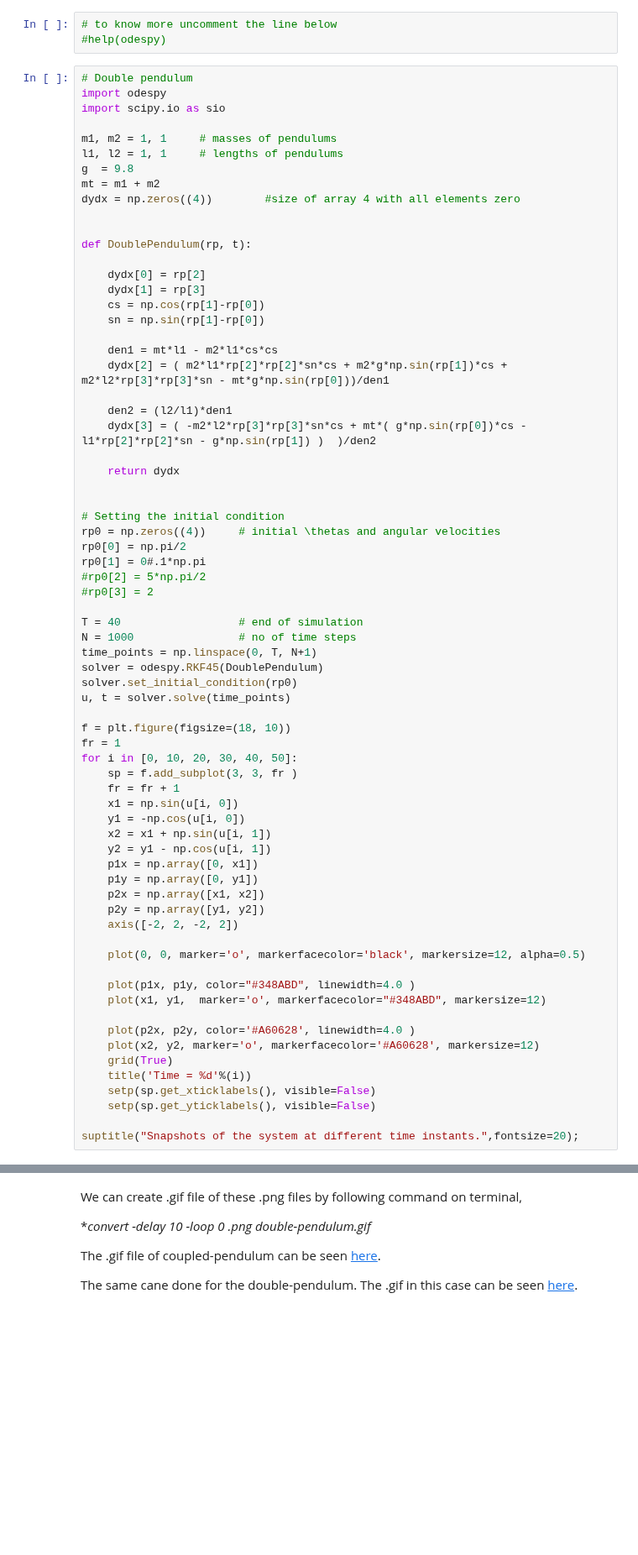
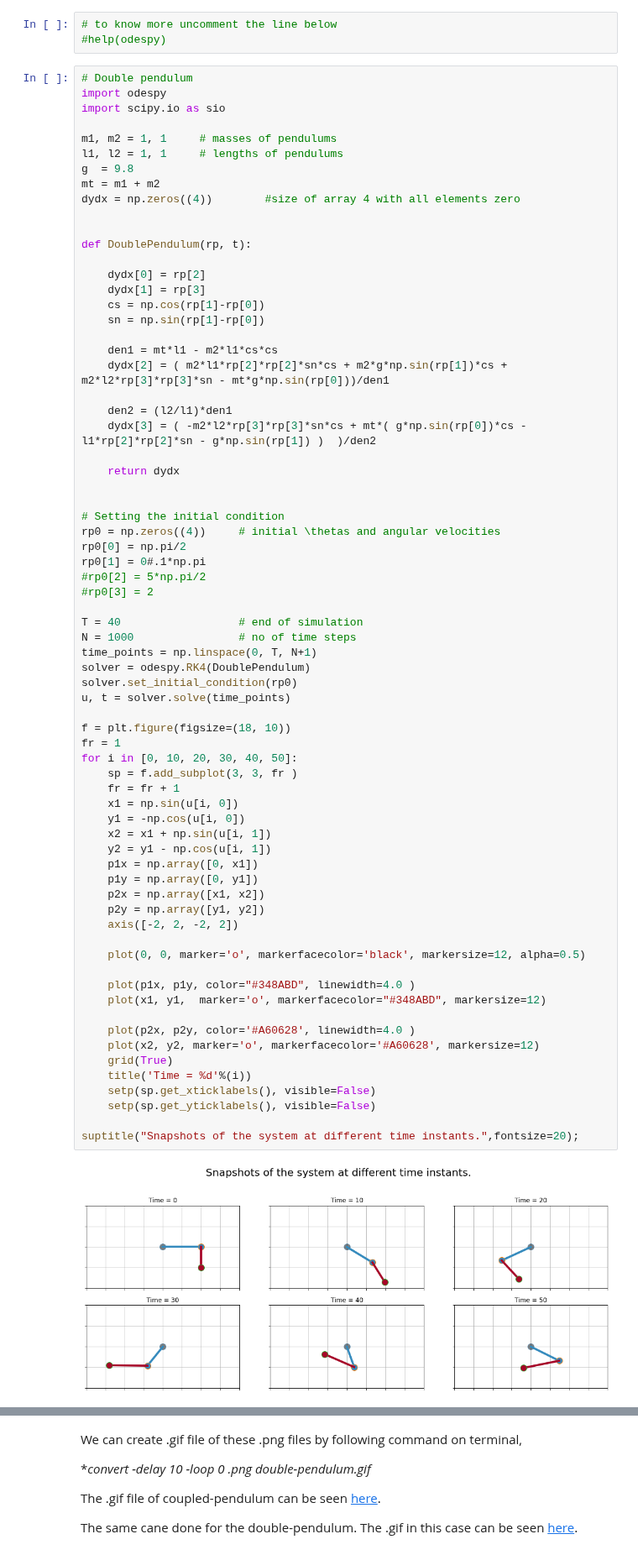
Before and after one commit to rajeshrinet/compPhy, a Jupyter notebook: notebooks/2014/ODEs.ipynb, the cells around one changed output, grey strips where cells are left out. Shown at 84% size. Drawn from its saved outputs; the diff is of its cells as text; blank space fills up the shorter version.

```diff
--- a/notebooks/2014/ODEs.ipynb
+++ b/notebooks/2014/ODEs.ipynb
@@ -294,38 +292,40 @@ rp0[1] = 0#.1*np.pi
 T = 40				    # end of simulation
 N = 1000 				# no of time steps
 time_points = np.linspace(0, T, N+1)
-solver = odespy.RKF45(DoublePendulum)
+solver = odespy.RK4(DoublePendulum)
 solver.set_initial_condition(rp0)
 u, t = solver.solve(time_points)
 
 f = plt.figure(figsize=(18, 10))
 fr = 1
 for i in [0, 10, 20, 30, 40, 50]:
     sp = f.add_subplot(3, 3, fr )
     fr = fr + 1
     x1 = np.sin(u[i, 0])
     y1 = -np.cos(u[i, 0])
     x2 = x1 + np.sin(u[i, 1])
     y2 = y1 - np.cos(u[i, 1])
     p1x = np.array([0, x1])
     p1y = np.array([0, y1])
     p2x = np.array([x1, x2])
     p2y = np.array([y1, y2])
     axis([-2, 2, -2, 2])
 
     plot(0, 0, marker='o', markerfacecolor='black', markersize=12, alpha=0.5)
 
     plot(p1x, p1y, color="#348ABD", linewidth=4.0 )
     plot(x1, y1,  marker='o', markerfacecolor="#348ABD", markersize=12)
 
     plot(p2x, p2y, color='#A60628', linewidth=4.0 )
     plot(x2, y2, marker='o', markerfacecolor='#A60628', markersize=12)
     grid(True)
     title('Time = %d'%(i))
     setp(sp.get_xticklabels(), visible=False)
     setp(sp.get_yticklabels(), visible=False)
 
 suptitle("Snapshots of the system at different time instants.",fontsize=20);
+# %% [output]
+[figure, added]
 # %%
 # Simulation of Coupled Pendulum
 #               : Needs odespy for integration
```
Also changed, not shown: parts of 5 cells of this notebook, 8 other files.
